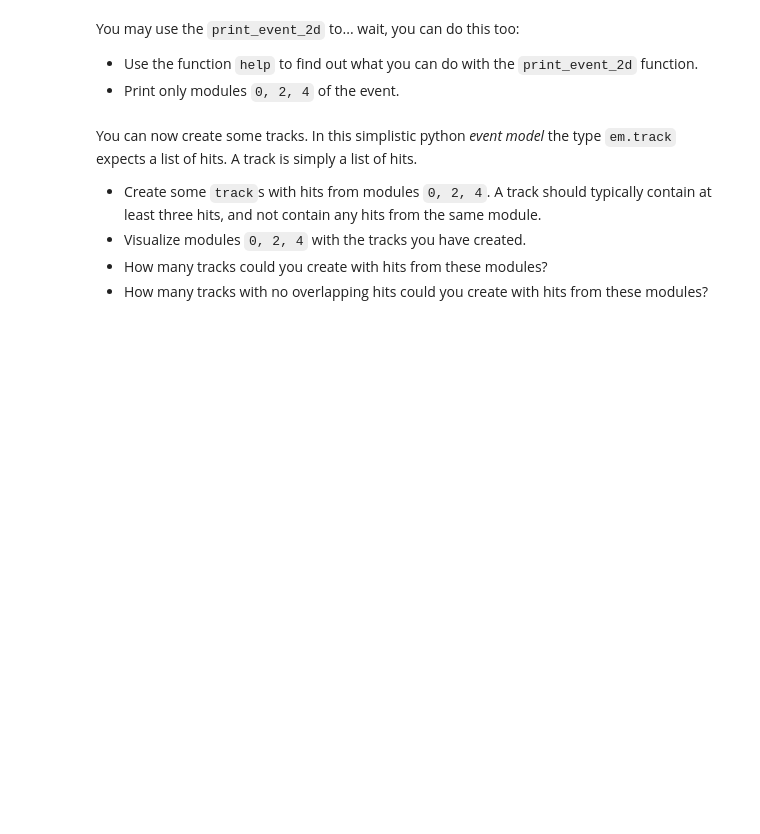
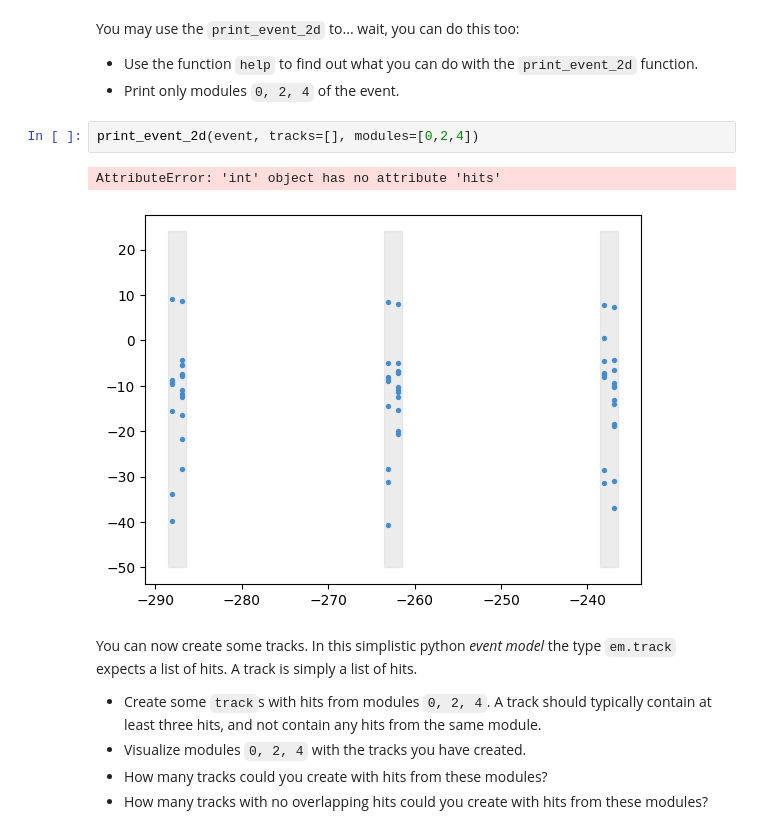
Before and after one commit to LBrink05/PRA3024, a Jupyter notebook: Week1/exercise_part_0_introduction.ipynb, the cells around one changed output. Drawn from its saved outputs; the diff is of its cells as text; blank space fills up the shorter version.

```diff
--- a/Week1/exercise_part_0_introduction.ipynb
+++ b/Week1/exercise_part_0_introduction.ipynb
@@ -71,6 +109,11 @@ You may use the `print_event_2d` to... wait, you can do this too:
 
 * Use the function `help` to find out what you can do with the `print_event_2d` function.
 * Print only modules `0, 2, 4` of the event.
+# %%
+print_event_2d(event, tracks=[], modules=[0,2,4])
+# %% [output]
+AttributeError: 'int' object has no attribute 'hits'
+[figure, added]
 # %% [markdown]
 You can now create some tracks. In this simplistic python *event model* the type `em.track` expects a list of hits. A track is simply a list of hits.
 
```
Also changed, not shown: parts of 6 cells of this notebook.
